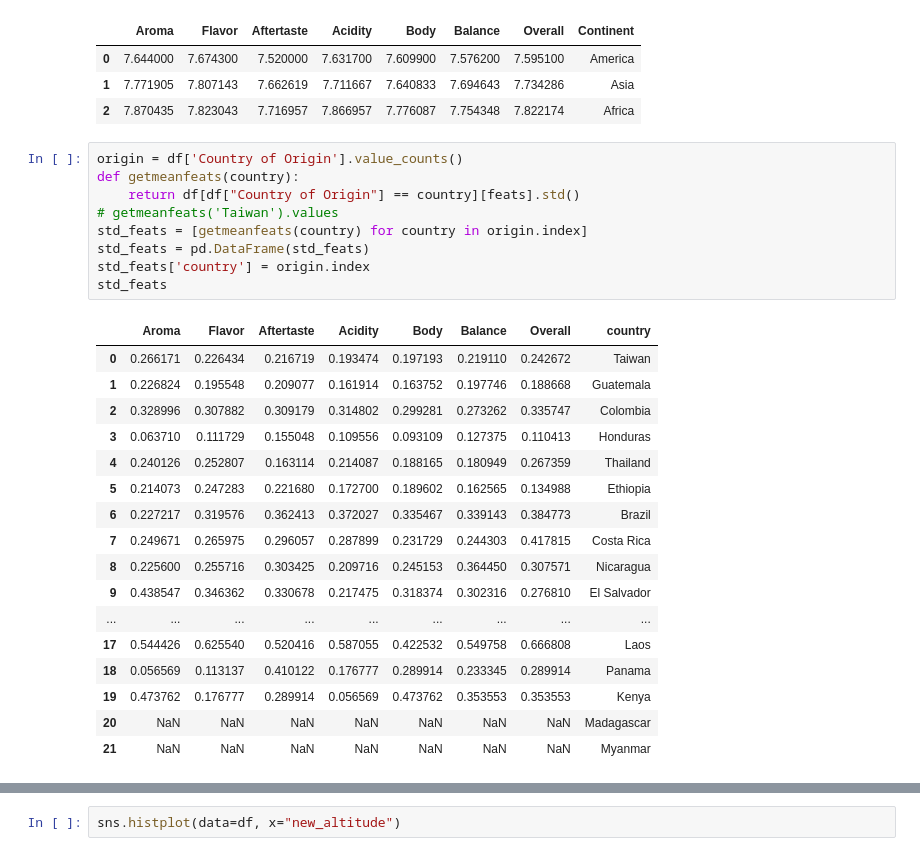
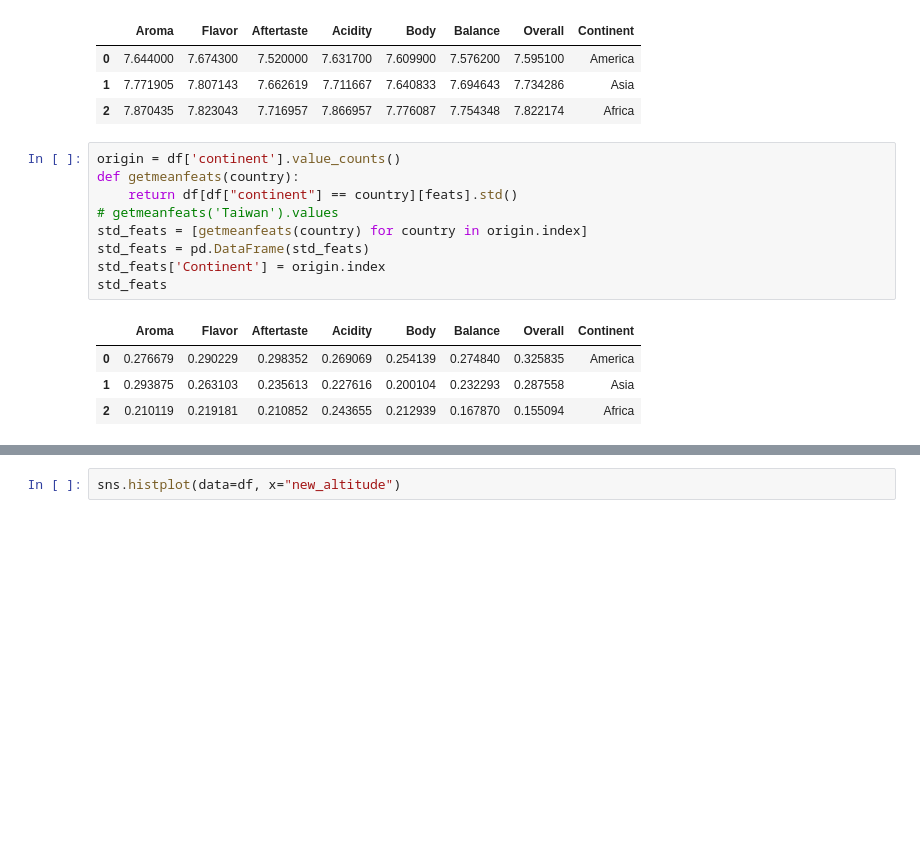
Before and after one commit to guipyson/CMP263_UFRGS, a Jupyter notebook: eda.ipynb, the cells around one changed output, grey strips where cells are left out. Saved outputs shown, nothing was run; the diff lists cells and outputs as text; blank space fills up the shorter version.

```diff
--- a/eda.ipynb
+++ b/eda.ipynb
@@ -181,32 +185,19 @@ mean_feats
 | 1 | 7.771905 | 7.807143 | 7.662619 | 7.711667 | 7.640833 | 7.694643 | 7.734286 | Asia |
 | 2 | 7.870435 | 7.823043 | 7.716957 | 7.866957 | 7.776087 | 7.754348 | 7.822174 | Africa |
 # %%
-origin = df['Country of Origin'].value_counts()
+origin = df['continent'].value_counts()
 def getmeanfeats(country):
-    return df[df["Country of Origin"] == country][feats].std()
+    return df[df["continent"] == country][feats].std()
 # getmeanfeats('Taiwan').values
 std_feats = [getmeanfeats(country) for country in origin.index]
 std_feats = pd.DataFrame(std_feats)
-std_feats['country'] = origin.index
+std_feats['Continent'] = origin.index
 std_feats
 # %% [output]
-|  | Aroma | Flavor | Aftertaste | Acidity | Body | Balance | Overall | country |
-| 0 | 0.266171 | 0.226434 | 0.216719 | 0.193474 | 0.197193 | 0.219110 | 0.242672 | Taiwan |
-| 1 | 0.226824 | 0.195548 | 0.209077 | 0.161914 | 0.163752 | 0.197746 | 0.188668 | Guatemala |
-| 2 | 0.328996 | 0.307882 | 0.309179 | 0.314802 | 0.299281 | 0.273262 | 0.335747 | Colombia |
-| 3 | 0.063710 | 0.111729 | 0.155048 | 0.109556 | 0.093109 | 0.127375 | 0.110413 | Honduras |
-| 4 | 0.240126 | 0.252807 | 0.163114 | 0.214087 | 0.188165 | 0.180949 | 0.267359 | Thailand |
-| 5 | 0.214073 | 0.247283 | 0.221680 | 0.172700 | 0.189602 | 0.162565 | 0.134988 | Ethiopia |
-| 6 | 0.227217 | 0.319576 | 0.362413 | 0.372027 | 0.335467 | 0.339143 | 0.384773 | Brazil |
-| 7 | 0.249671 | 0.265975 | 0.296057 | 0.287899 | 0.231729 | 0.244303 | 0.417815 | Costa Rica |
-| 8 | 0.225600 | 0.255716 | 0.303425 | 0.209716 | 0.245153 | 0.364450 | 0.307571 | Nicaragua |
-| 9 | 0.438547 | 0.346362 | 0.330678 | 0.217475 | 0.318374 | 0.302316 | 0.276810 | El Salvador |
-| ... | ... | ... | ... | ... | ... | ... | ... | ... |
-| 17 | 0.544426 | 0.625540 | 0.520416 | 0.587055 | 0.422532 | 0.549758 | 0.666808 | Laos |
-| 18 | 0.056569 | 0.113137 | 0.410122 | 0.176777 | 0.289914 | 0.233345 | 0.289914 | Panama |
-| 19 | 0.473762 | 0.176777 | 0.289914 | 0.056569 | 0.473762 | 0.353553 | 0.353553 | Kenya |
-| 20 | NaN | NaN | NaN | NaN | NaN | NaN | NaN | Madagascar |
-| 21 | NaN | NaN | NaN | NaN | NaN | NaN | NaN | Myanmar |
+|  | Aroma | Flavor | Aftertaste | Acidity | Body | Balance | Overall | Continent |
+| 0 | 0.276679 | 0.290229 | 0.298352 | 0.269069 | 0.254139 | 0.274840 | 0.325835 | America |
+| 1 | 0.293875 | 0.263103 | 0.235613 | 0.227616 | 0.200104 | 0.232293 | 0.287558 | Asia |
+| 2 | 0.210119 | 0.219181 | 0.210852 | 0.243655 | 0.212939 | 0.167870 | 0.155094 | Africa |
 # %%
 def processAltitude(entry):
     entry = str(entry)
```
Also changed, not shown: parts of 4 cells of this notebook.
